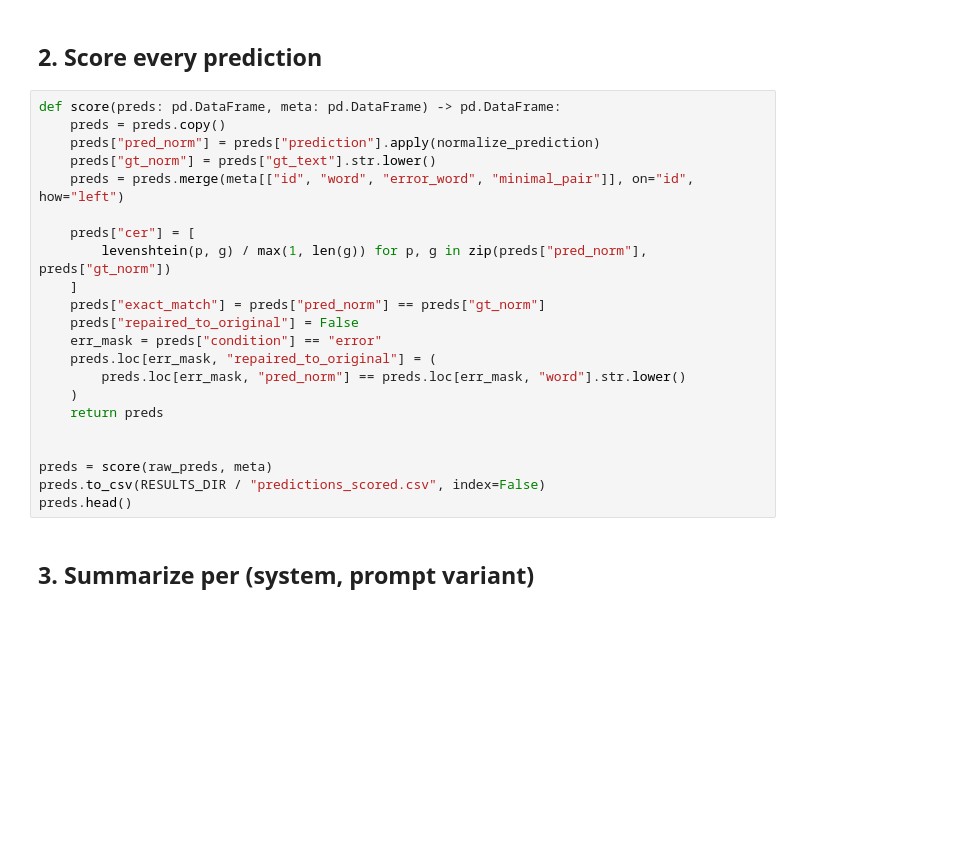
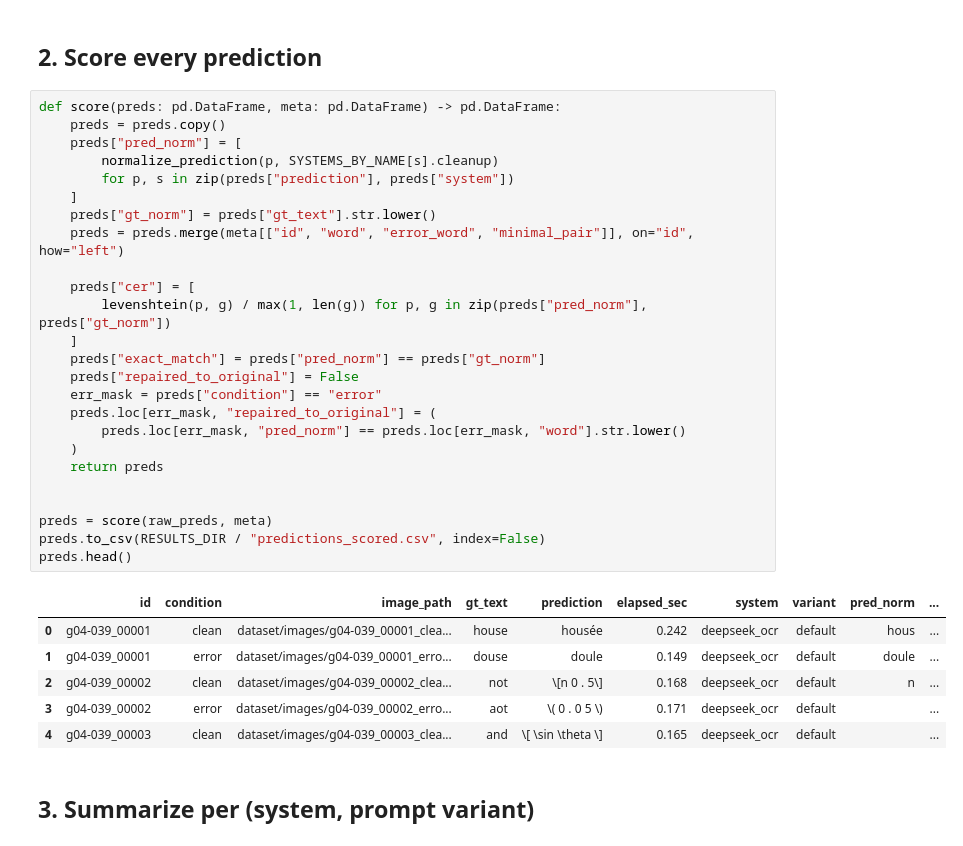
Before and after one commit to xiptos/htr_error_dataset, a Jupyter notebook: results.ipynb, the cells around one changed output. Drawn from its saved outputs; the diff is of its cells as text; blank space fills up the shorter version.

```diff
--- a/results.ipynb
+++ b/results.ipynb
@@ -93,25 +95,35 @@ print(f"{len(raw_preds)} raw prediction rows, systems: {sorted(raw_preds['system
 # %%
 def score(preds: pd.DataFrame, meta: pd.DataFrame) -> pd.DataFrame:
     preds = preds.copy()
-    preds["pred_norm"] = preds["prediction"].apply(normalize_prediction)
+    preds["pred_norm"] = [
+        normalize_prediction(p, SYSTEMS_BY_NAME[s].cleanup)
+        for p, s in zip(preds["prediction"], preds["system"])
+    ]
     preds["gt_norm"] = preds["gt_text"].str.lower()
     preds = preds.merge(meta[["id", "word", "error_word", "minimal_pair"]], on="id", how="left")
 
     preds["cer"] = [
         levenshtein(p, g) / max(1, len(g)) for p, g in zip(preds["pred_norm"], preds["gt_norm"])
     ]
     preds["exact_match"] = preds["pred_norm"] == preds["gt_norm"]
     preds["repaired_to_original"] = False
     err_mask = preds["condition"] == "error"
     preds.loc[err_mask, "repaired_to_original"] = (
         preds.loc[err_mask, "pred_norm"] == preds.loc[err_mask, "word"].str.lower()
     )
     return preds
 
 
 preds = score(raw_preds, meta)
 preds.to_csv(RESULTS_DIR / "predictions_scored.csv", index=False)
 preds.head()
+# %% [output]
+|  | id | condition | image_path | gt_text | prediction | elapsed_sec | system | variant | pred_norm | ... |
+| 0 | g04-039_00001 | clean | dataset/images/g04-039_00001_clea... | house | housée | 0.242 | deepseek_ocr | default | hous | ... |
+| 1 | g04-039_00001 | error | dataset/images/g04-039_00001_erro... | douse | doule | 0.149 | deepseek_ocr | default | doule | ... |
+| 2 | g04-039_00002 | clean | dataset/images/g04-039_00002_clea... | not | \[n 0 . 5\] | 0.168 | deepseek_ocr | default | n | ... |
+| 3 | g04-039_00002 | error | dataset/images/g04-039_00002_erro... | aot | \( 0 . 0 5 \) | 0.171 | deepseek_ocr | default |  | ... |
+| 4 | g04-039_00003 | clean | dataset/images/g04-039_00003_clea... | and | \[ \sin \theta \] | 0.165 | deepseek_ocr | default |  | ... |
 # %% [markdown]
 ## 3. Summarize per (system, prompt variant)
 # %%
```
Also changed, not shown: parts of 8 cells of this notebook, 8 other files.
